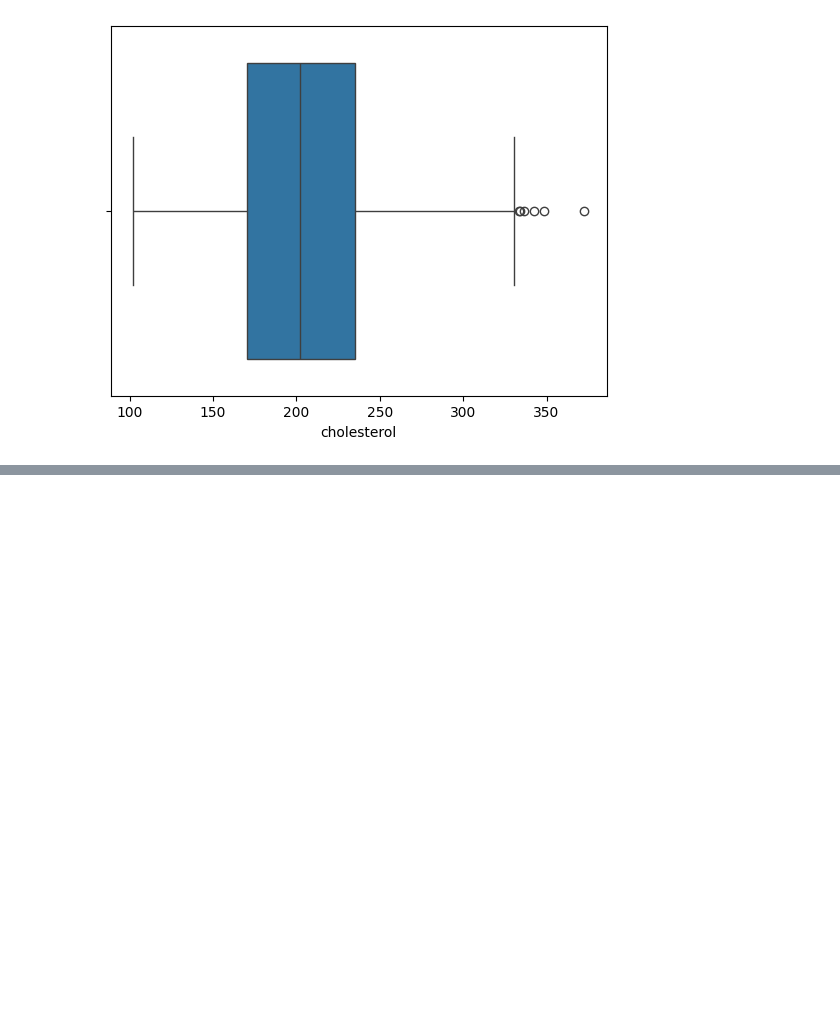
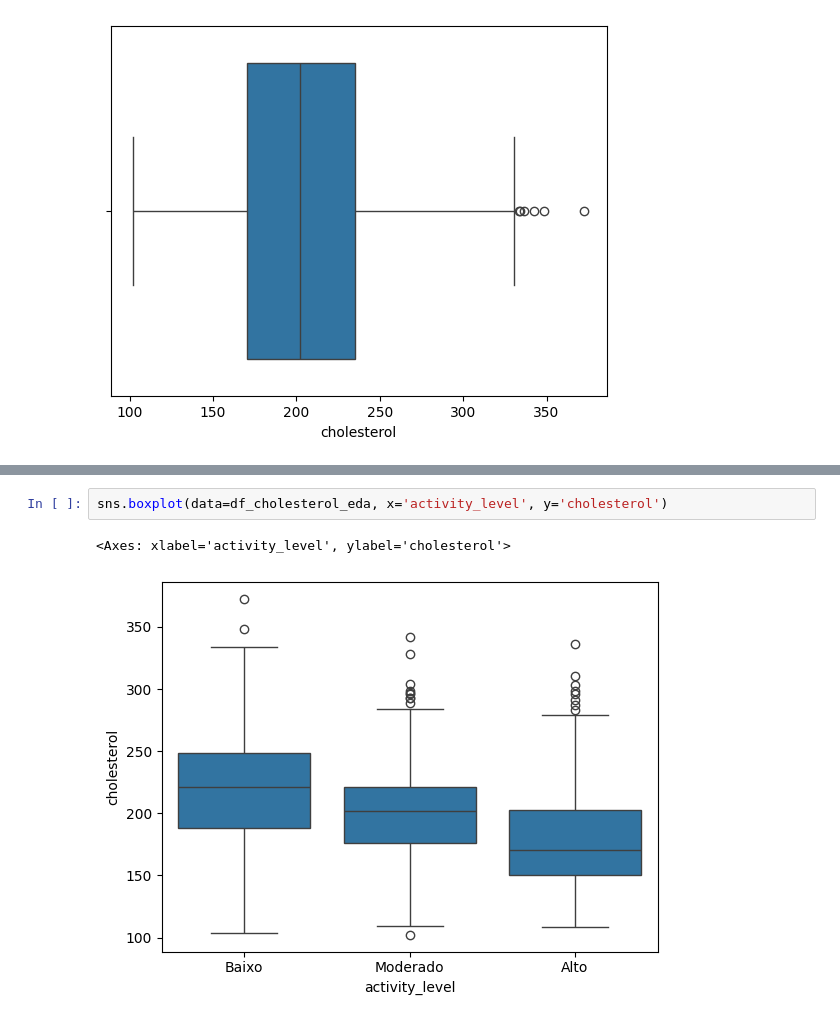
Before and after one commit to RanielliMontagna/ia-learning, a Jupyter notebook: multiple_linear_regression/cholesterol_model.ipynb, the cells around one changed output, grey strips where cells are left out. Drawn from its saved outputs; the diff is of its cells as text; blank space fills up the shorter version.

```diff
--- a/multiple_linear_regression/cholesterol_model.ipynb
+++ b/multiple_linear_regression/cholesterol_model.ipynb
@@ -185,0 +205,5 @@ sns.boxplot(data=df_cholesterol_eda, x='cholesterol')
+# %%
+sns.boxplot(data=df_cholesterol_eda, x='activity_level', y='cholesterol')
+# %% [output]
+<Axes: xlabel='activity_level', ylabel='cholesterol'>
+[figure, added]
```
Also changed, not shown: parts of 9 cells of this notebook.
